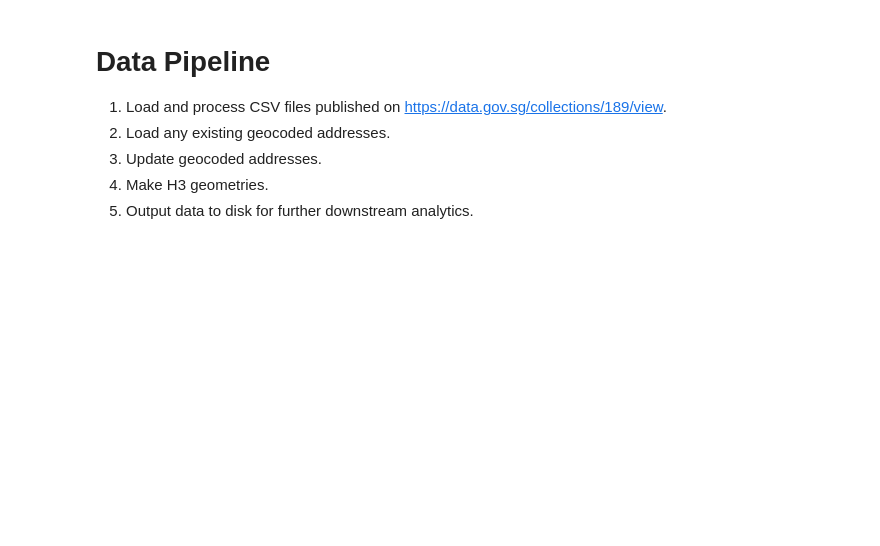
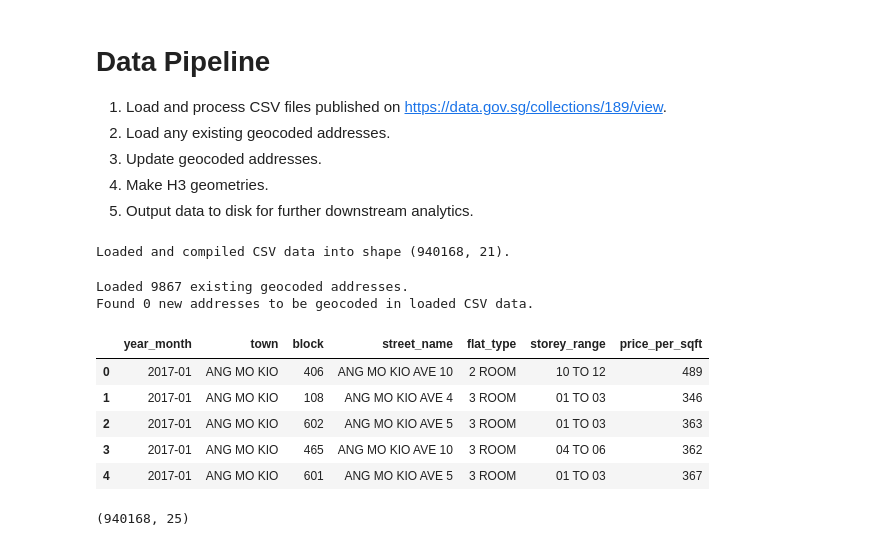
Before and after one commit to natsunoyuki/resale-flat-prices, a Jupyter notebook: notebooks/data_pipeline.ipynb, the cells around one changed output. Cells and saved outputs as stored; diff of their text form; code cells hidden in the pictures; blank space fills up the shorter version.

Commit message:
Started work on data pipeline.

```diff
--- a/notebooks/data_pipeline.ipynb
+++ b/notebooks/data_pipeline.ipynb
@@ -33,9 +33,11 @@ from resale_flat_prices.h3_utils.h3_vis_utils import plot_df
 csv_data_dir = Path("../data/ResaleFlatPrices/")
 processed_data_dir = Path("../data/processed_data/")
 # %%
+# Load and process raw CSV files published on https://data.gov.sg/collections/189/view.
 csv_data = CsvData(csv_data_dir, wanted_columns = "default")
 csv_data.load_csv_files()
 csv_data.compile_csv_data()
 csv_data.process_csv_data()
-
-print(type(csv_data.df), csv_data.df.shape)
+print("Loaded and compiled CSV data into shape {}.".format(csv_data.df.shape))
+# %% [output]
+Loaded and compiled CSV data into shape (940168, 21).
@@ -54,15 +44,53 @@ print(len(problem_addresses))
+# %%
+# Load geocoded addresses.
+geocoded_addresses = GeocodedAddresses()
+geocoded_addresses.read_json(processed_data_dir / "geocoded_addresses.json")
+print("Loaded {} existing geocoded addresses.".format(len(geocoded_addresses.address_dict)))
+
+# Check for new addresses to be geocoded.
+all_unique_addresses = set(csv_data.df["address"].unique())
+all_unique_geocoded_addresses = geocoded_addresses.get_all_geocoded_addresses()
+
+# Update new geocoded addresses.
+missing_addresses = all_unique_addresses.difference(all_unique_geocoded_addresses)
+print("Found {} new addresses to be geocoded in loaded CSV data.".format(len(missing_addresses)))
+if len(missing_addresses) > 0:
+    print("Updating {} new geocoded addresses.".format(len(missing_addresses)))
+    geocoded_addresses.update_geocoded_addresses(missing_addresses)
+    geocoded_addresses.to_json(processed_data_dir / "geocoded_addresses.json")
+
+# Check for problematic geocodes.
+problem_addresses = geocoded_addresses.verify_geocoded_latitudes_and_longitudes(country = "SINGAPORE")
+if len(problem_addresses) > 0:
+    print("Warning - the following {} addresses do not seem to have been geocoded correctly.".format(
+        len(problem_addresses))
+    )
+    for i, p in enumerate(problem_addresses):
+        print("{:05d}: {}.".format(i, p))
+# %% [output]
+Loaded 9867 existing geocoded addresses.
+Found 0 new addresses to be geocoded in loaded CSV data.
 # %%
+# H3 cell creation.
 RESOLUTION = 9
+
 right_df = geocoded_addresses.make_h3_geometries(resolution = RESOLUTION, crs = "EPSG:4326")
 left_df = csv_data.get_df()
 
 df = pd.merge(left = left_df, right = right_df, left_on = "address", right_on = "address", how = "left")
 df = geopandas.GeoDataFrame(df, crs = right_df.crs)
-
 unique_cells = df[["h3", "geometry"]].drop_duplicates()
 
-display(df[["year_month", "town", "flat_type", "block", "street_name", "storey_range", "price_per_sqft", "price_per_sqm"]].head())
+display(df[["year_month", "town", "block", "street_name", "flat_type", "storey_range", "price_per_sqft"]].head())
 print(df.shape)
+# %% [output]
+|  | year_month | town | block | street_name | flat_type | storey_range | price_per_sqft |
+| 0 | 2017-01 | ANG MO KIO | 406 | ANG MO KIO AVE 10 | 2 ROOM | 10 TO 12 | 489 |
+| 1 | 2017-01 | ANG MO KIO | 108 | ANG MO KIO AVE 4 | 3 ROOM | 01 TO 03 | 346 |
+| 2 | 2017-01 | ANG MO KIO | 602 | ANG MO KIO AVE 5 | 3 ROOM | 01 TO 03 | 363 |
+| 3 | 2017-01 | ANG MO KIO | 465 | ANG MO KIO AVE 10 | 3 ROOM | 04 TO 06 | 362 |
+| 4 | 2017-01 | ANG MO KIO | 601 | ANG MO KIO AVE 5 | 3 ROOM | 01 TO 03 | 367 |
+(940168, 25)
 # %%
 year_months = ["2024-11", "2024-10", "2024-09", "2024-08", "2024-07", "2024-06", "2024-05"]
 price_column = "price_per_sqft"
```
Also changed, not shown: parts of 5 cells of this notebook, 3 other files.
